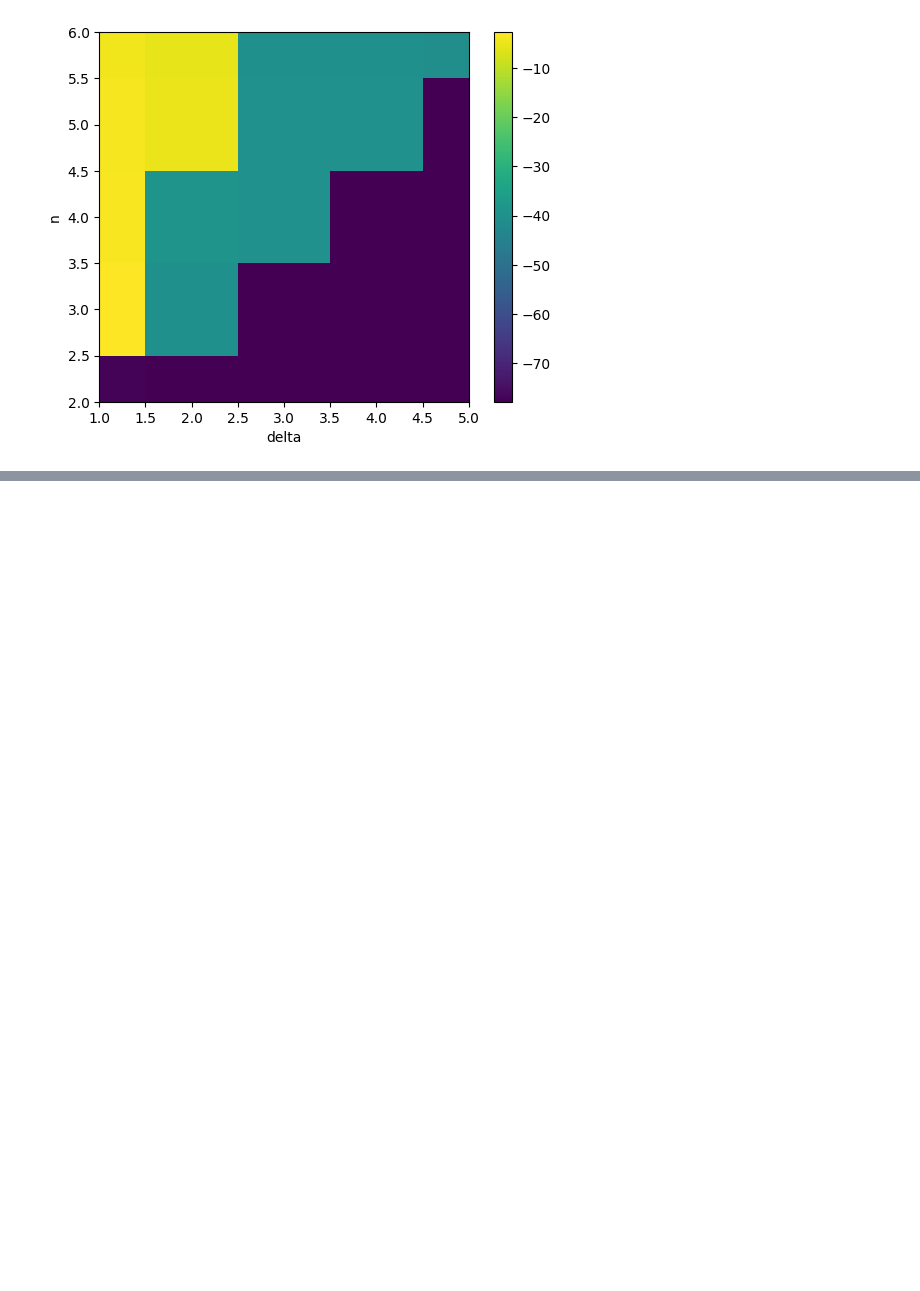
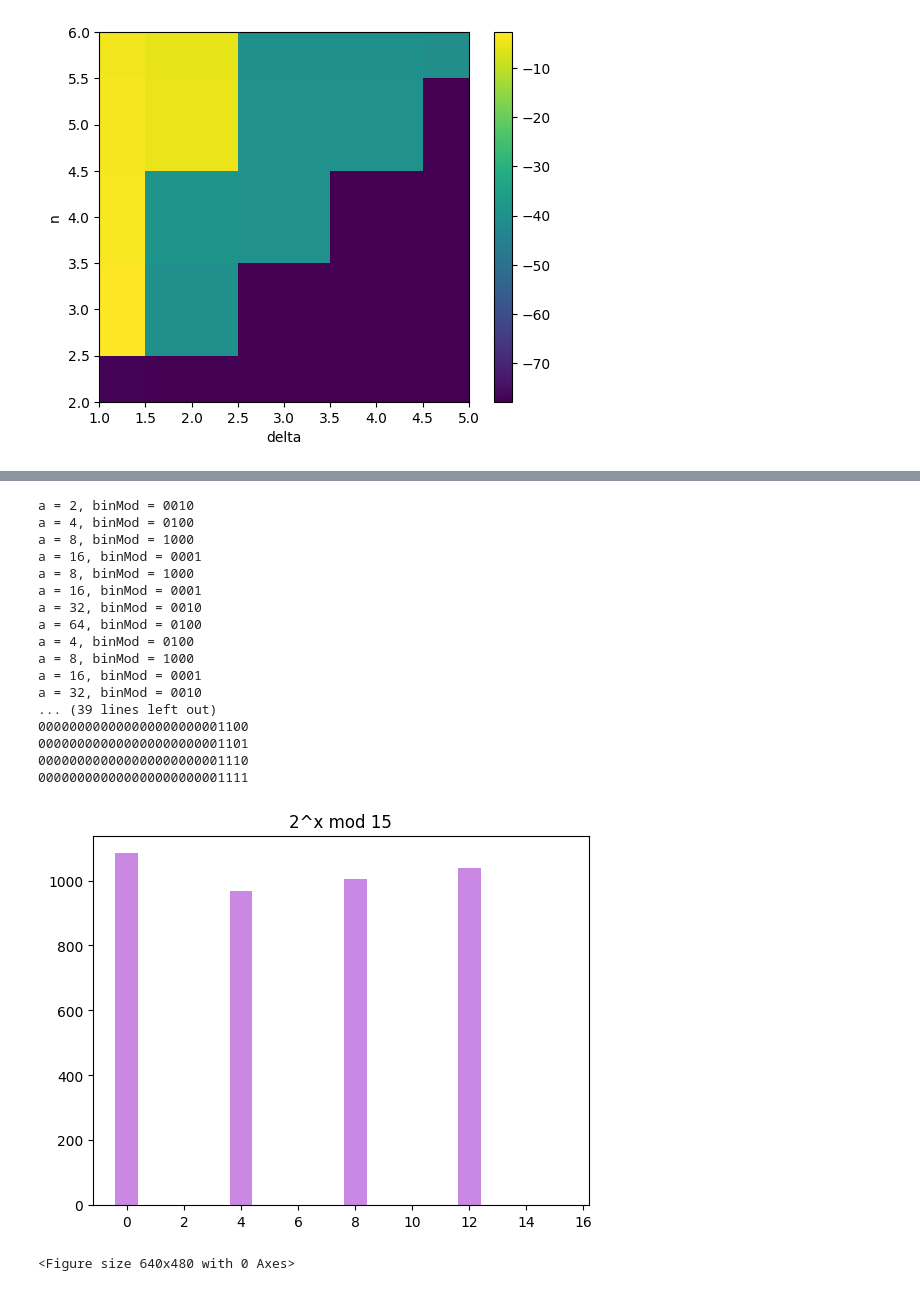
Before and after one commit to JuliuszSyrewicz/quantumFactorization, a Jupyter notebook: demo.ipynb, the cells around one changed output, grey strips where cells are left out. Saved outputs shown, nothing was run; the diff lists cells and outputs as text; code cells hidden in the pictures; blank space fills up the shorter version.

Commit message:
Improved circuit generation for Shor's algorithm and added GPU support

```diff
--- a/demo.ipynb
+++ b/demo.ipynb
@@ -192,3 +123,35 @@ a = 32, binMod = 0010
+# %%
+n = 4
+len_exp = 4
+g = 2
+N = 15
+no_qubits = len_exp + 5 * n + 3
+
+qc = shorCircuit(n, g, N)
+result = simulateGPU(qc, shots=2**12)
+counts = result.get_counts(qc)
+
+plotCounts(no_qubits, len_exp, counts, g, N)
+# %% [output]
+a = 2, binMod = 0010
+a = 4, binMod = 0100
+a = 8, binMod = 1000
+a = 16, binMod = 0001
+a = 8, binMod = 1000
+a = 16, binMod = 0001
+a = 32, binMod = 0010
+a = 64, binMod = 0100
+a = 4, binMod = 0100
+a = 8, binMod = 1000
+a = 16, binMod = 0001
+a = 32, binMod = 0010
+... (39 lines left out)
+000000000000000000000001100
+000000000000000000000001101
+000000000000000000000001110
+000000000000000000000001111
+[figure, added]
+<Figure size 640x480 with 0 Axes>
 # %%
 reps = 5
 qasm_output = qc.decompose(reps=reps).qasm()
```
Also changed, not shown: parts of 7 cells of this notebook, 6 other files.
